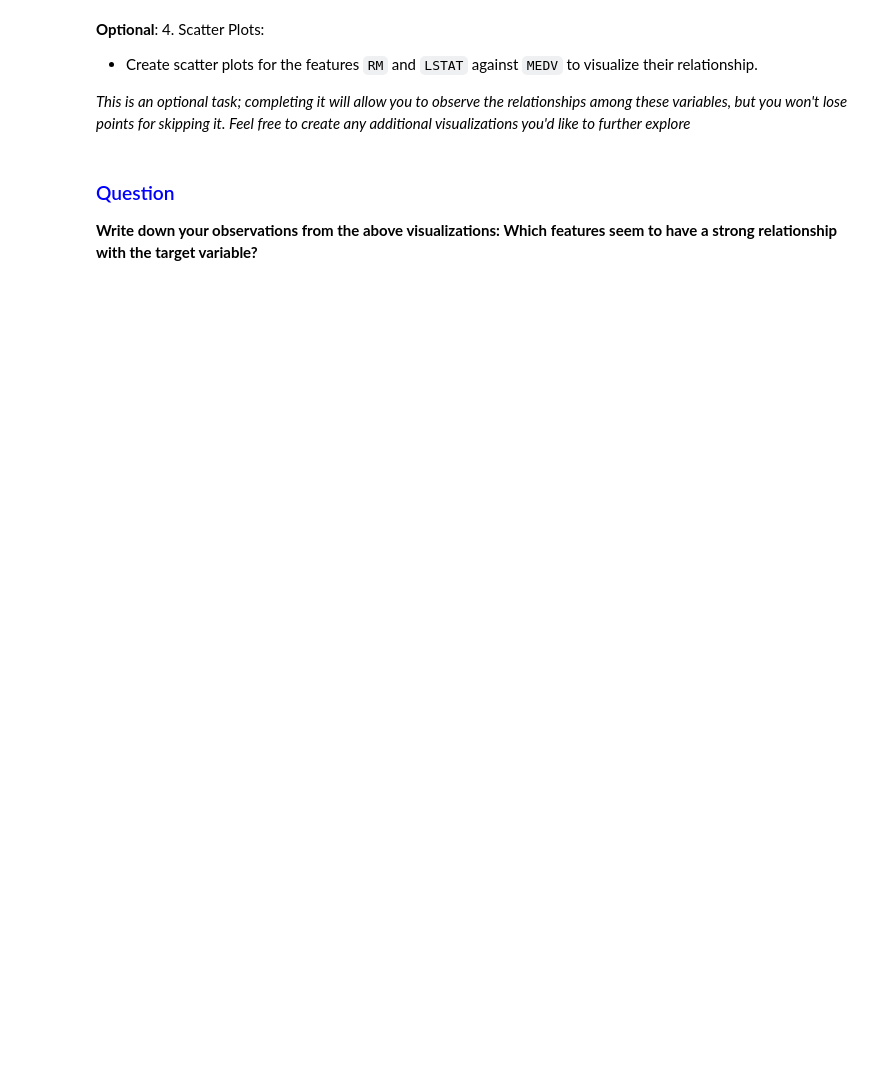
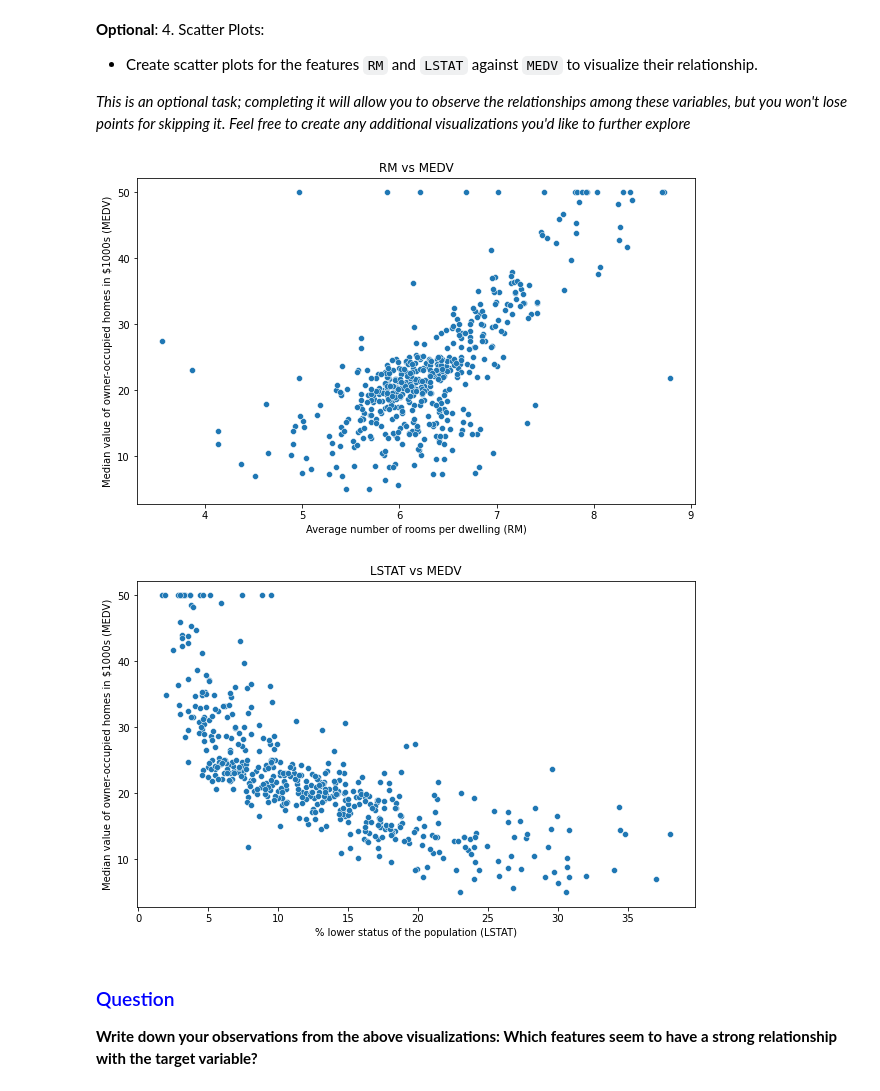
Before and after one commit to rian4693/ANA-540-Week-2, a Jupyter notebook: RianKurniawan_Week2_Assignment 2_ANA540.ipynb, the cells around one changed output. Saved outputs shown, nothing was run; the diff lists cells and outputs as text; code cells hidden in the pictures; blank space fills up the shorter version.

```diff
--- a/RianKurniawan_Week2_Assignment 2_ANA540.ipynb
+++ b/RianKurniawan_Week2_Assignment 2_ANA540.ipynb
@@ -85,6 +206,25 @@ Generate descriptive statistics
 
 
 *This is an optional task; completing it will allow you to observe the relationships among these variables, but you won't lose points for skipping it. Feel free to create any additional visualizations you'd like to further explore*
+# %%
+# Scatter plot for RM vs MEDV
+plt.figure(figsize=(10, 6))
+sns.scatterplot(x=housing_data['RM'], y=housing_data['MEDV'])
+plt.title('RM vs MEDV')
+plt.xlabel('Average number of rooms per dwelling (RM)')
+plt.ylabel('Median value of owner-occupied homes in $1000s (MEDV)')
+plt.show()
+
+# Scatter plot for LSTAT vs MEDV
+plt.figure(figsize=(10, 6))
+sns.scatterplot(x=housing_data['LSTAT'], y=housing_data['MEDV'])
+plt.title('LSTAT vs MEDV')
+plt.xlabel('% lower status of the population (LSTAT)')
+plt.ylabel('Median value of owner-occupied homes in $1000s (MEDV)')
+plt.show()
+# %% [output]
+[figure, added]
+[figure, added]
 # %% [markdown]
 
 ### <font color=blue>Question</font>
```
Also changed, not shown: parts of 24 cells of this notebook.
